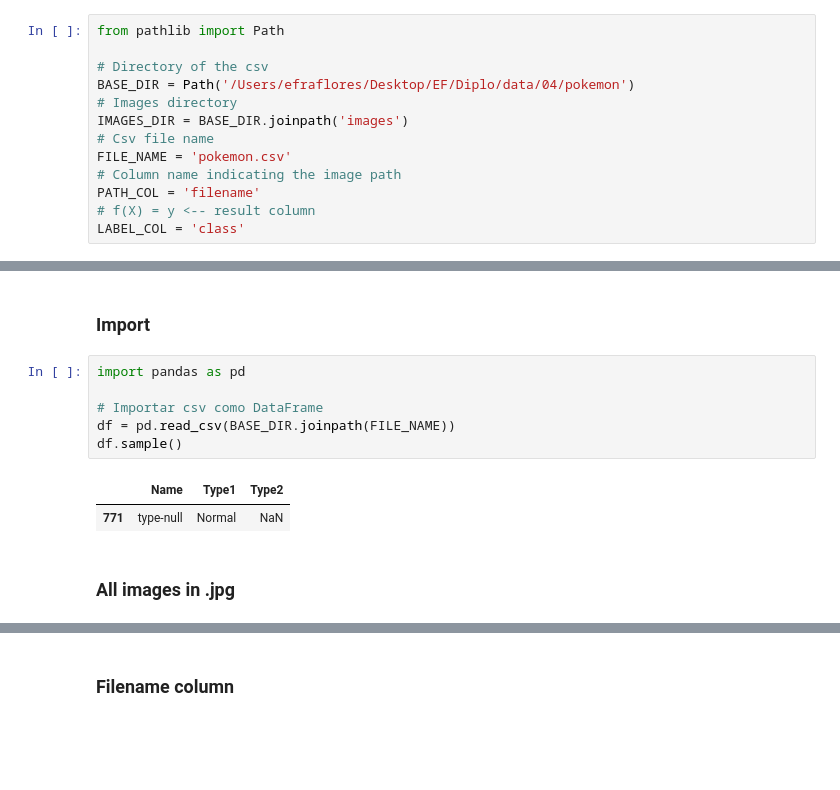
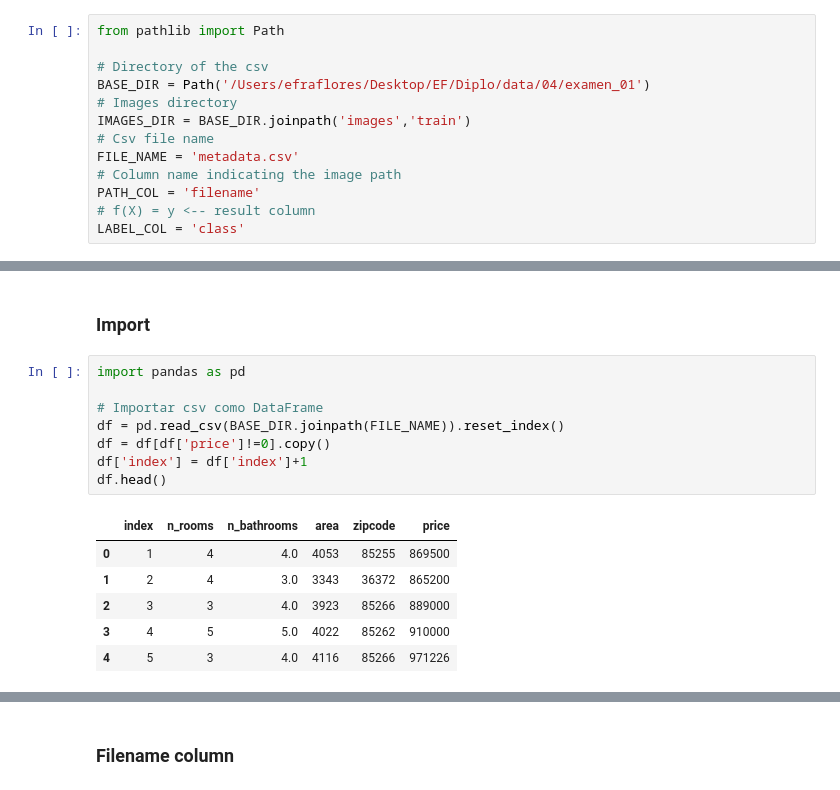
Before and after one commit to Afroefras/diplo, a Jupyter notebook: notebooks/exams/0401_house_model.ipynb, the cells around one changed output, grey strips where cells are left out. Cells and saved outputs as stored; diff of their text form; blank space fills up the shorter version.

Commit message:
House price predicted! (kind of)

```diff
--- a/notebooks/exams/0401_house_model.ipynb
+++ b/notebooks/exams/0401_house_model.ipynb
@@ -6,11 +6,11 @@
 from pathlib import Path
 
 # Directory of the csv
-BASE_DIR = Path('/Users/efraflores/Desktop/EF/Diplo/data/04/pokemon')
+BASE_DIR = Path('/Users/efraflores/Desktop/EF/Diplo/data/04/examen_01')
 # Images directory
-IMAGES_DIR = BASE_DIR.joinpath('images')
+IMAGES_DIR = BASE_DIR.joinpath('images','train')
 # Csv file name
-FILE_NAME = 'pokemon.csv'
+FILE_NAME = 'metadata.csv'
 # Column name indicating the image path
 PATH_COL = 'filename'
 # f(X) = y <-- result column
@@ -151,11 +107,15 @@ def cm_keras(test_gen, fit_model):
 # %%
 import pandas as pd
 
 # Importar csv como DataFrame
-df = pd.read_csv(BASE_DIR.joinpath(FILE_NAME))
-df.sample()
+df = pd.read_csv(BASE_DIR.joinpath(FILE_NAME)).reset_index()
+df = df[df['price']!=0].copy()
+df['index'] = df['index']+1
+df.head()
 # %% [output]
-|  | Name | Type1 | Type2 |
-| 771 | type-null | Normal | NaN |
+|  | index | n_rooms | n_bathrooms | area | zipcode | price |
+| 0 | 1 | 4 | 4.0 | 4053 | 85255 | 869500 |
+| 1 | 2 | 4 | 3.0 | 3343 | 36372 | 865200 |
+| 2 | 3 | 3 | 4.0 | 3923 | 85266 | 889000 |
+| 3 | 4 | 5 | 5.0 | 4022 | 85262 | 910000 |
+| 4 | 5 | 3 | 4.0 | 4116 | 85266 | 971226 |
-# %% [markdown]
-### All images in .jpg
```
Also changed, not shown: parts of 54 cells of this notebook, 2 other files.
